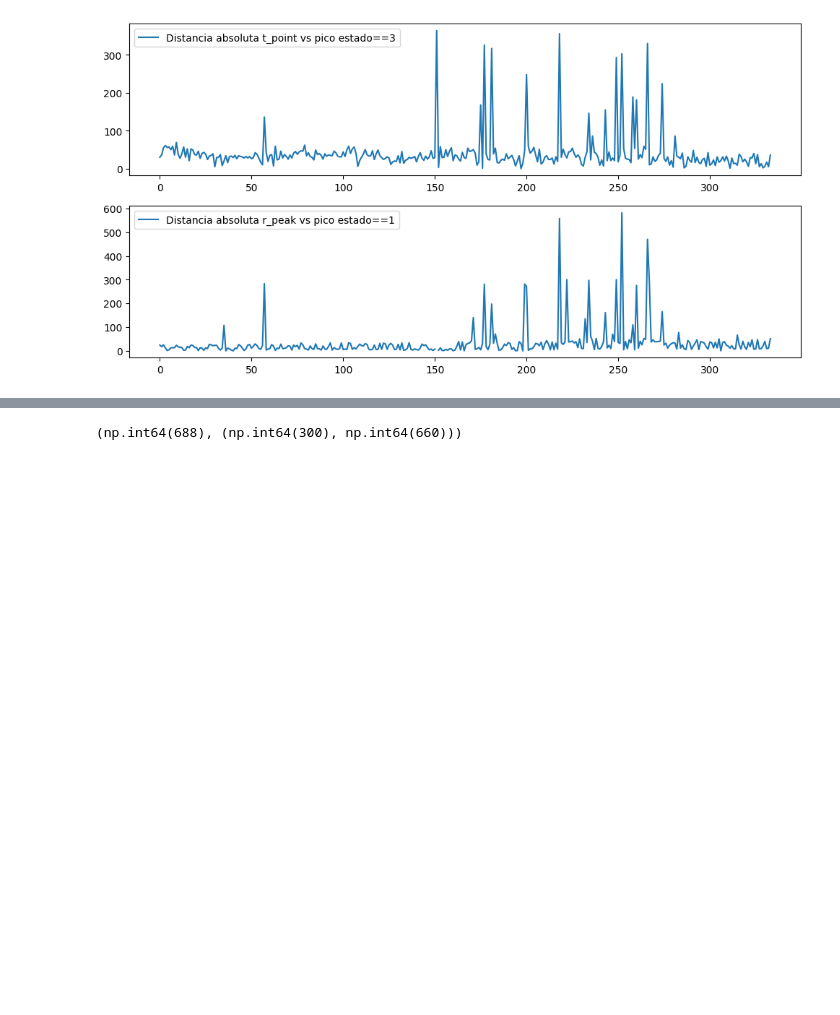
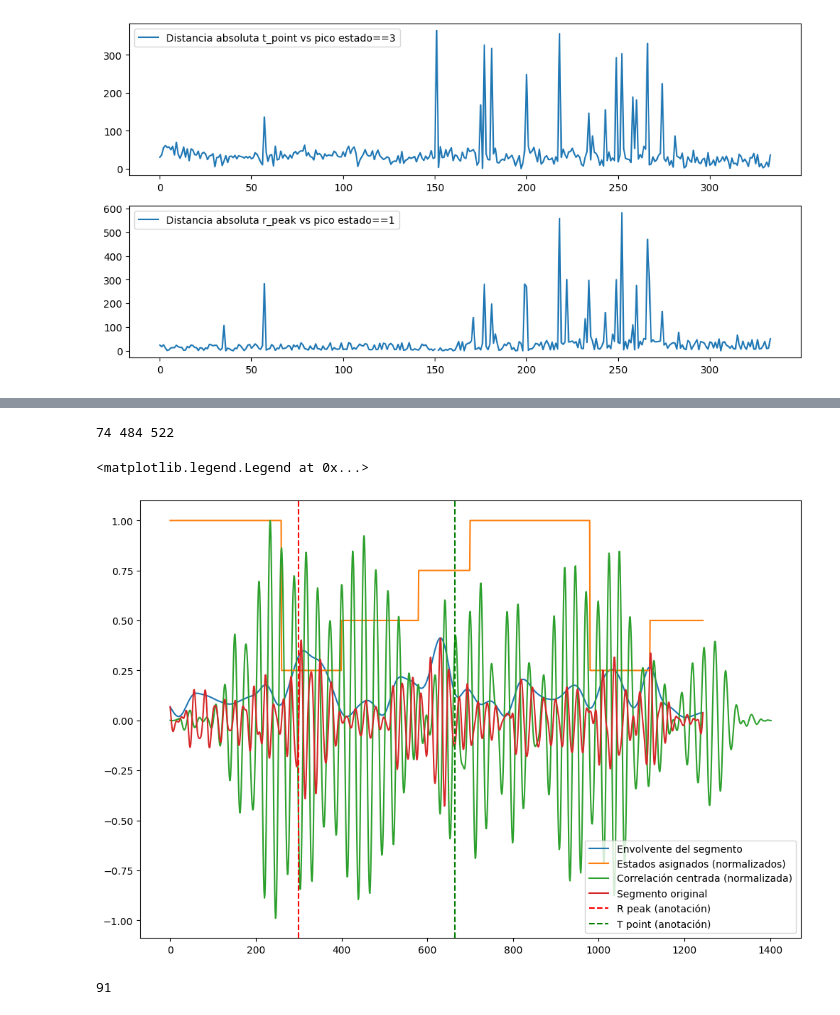
Before and after one commit to djorgeext/pcg-ecg-analysis, a Jupyter notebook: Springer-Segmentation-Code-master/test_python_implementation.ipynb, the cells around one changed output, grey strips where cells are left out. Saved outputs shown, nothing was run; the diff lists cells and outputs as text; code cells hidden in the pictures; blank space fills up the shorter version.

```diff
--- a/Springer-Segmentation-Code-master/test_python_implementation.ipynb
+++ b/Springer-Segmentation-Code-master/test_python_implementation.ipynb
@@ -285,4 +315,20 @@ for i in range(len(audio_segments_test)):
-# %%
-np.argmax(correlation)-len(mean_vector_norm)-1, audio_test_annotations[20]
-# %% [output]
-(np.int64(688), (np.int64(300), np.int64(660)))
+# %%
+# np.argmax(envol_segment[s2_corr_idx_cent-120:s2_corr_idx_cent+1]) + s2_corr_idx_cent - 120
+print(s2_corr_idx_cent, s2_corr_idx_right, s2_corr_idx_left)
+plt.figure(figsize=(12, 8))
+plt.plot(envol_segment, label='Envolvente del segmento')
+plt.plot(assigned_states/np.max(assigned_states), label='Estados asignados (normalizados)')
+plt.plot(correlation_centered/np.max(correlation_centered), label='Correlación centrada (normalizada)')
+plt.plot(segment, label='Segmento original')
+# plot annotation of r_peak, t_point for segment i
+plt.axvline(x=audio_test_annotations[i][0], color='r', linestyle='--', label='R peak (anotación)')  # r_peak anotado
+plt.axvline(x=audio_test_annotations[i][1], color='g', linestyle='--', label='T point (anotación)')  # t_point anotado
+plt.legend()
+# %% [output]
+74 484 522
+<matplotlib.legend.Legend at 0x...>
+[figure, added]
+# %%
+i
+# %% [output]
+91
```
Also changed, not shown: parts of 1 cell of this notebook.
